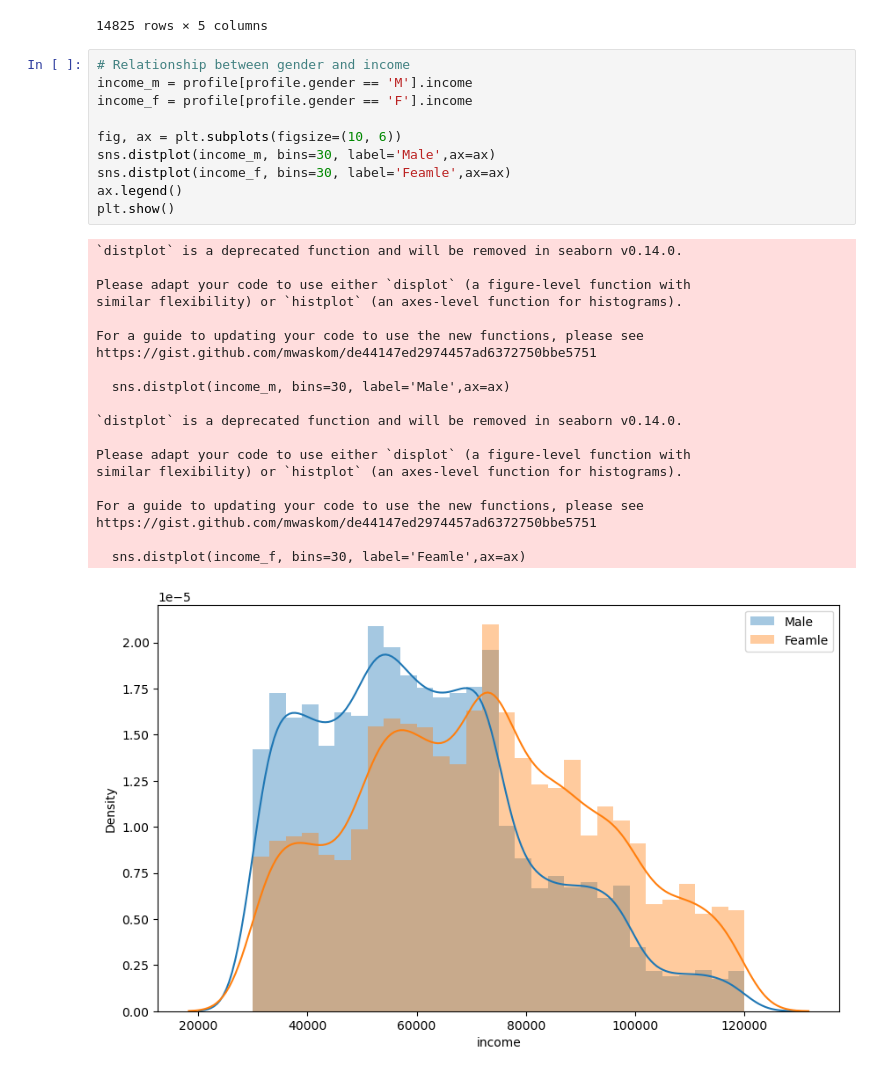
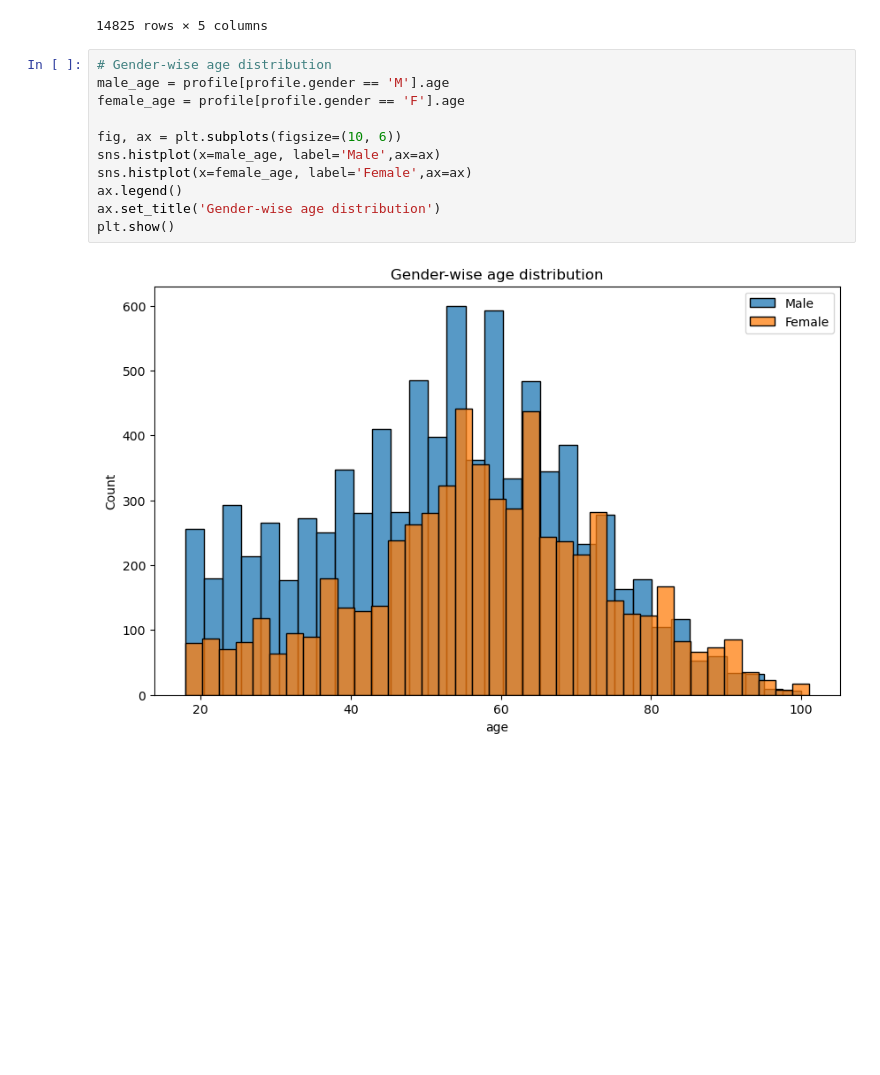
Before and after one commit to edidiongaligbe/Starbucks_Capstone_Project, a Jupyter notebook: Starbucks_Project.ipynb, the cells around one changed output. Drawn from its saved outputs; the diff is of its cells as text; blank space fills up the shorter version.

```diff
--- a/Starbucks_Project.ipynb
+++ b/Starbucks_Project.ipynb
@@ -224,33 +224,15 @@ profile
 | 16999 | F | 62 | e4052622e5ba45a8b96b59aba68cf068 | 20170722 | 82000.0 |
 14825 rows × 5 columns
 # %%
-# Relationship between gender and income
-income_m = profile[profile.gender == 'M'].income
-income_f = profile[profile.gender == 'F'].income
+# Gender-wise age distribution
+male_age = profile[profile.gender == 'M'].age
+female_age = profile[profile.gender == 'F'].age
 
 fig, ax = plt.subplots(figsize=(10, 6))
-sns.distplot(income_m, bins=30, label='Male',ax=ax)
-sns.distplot(income_f, bins=30, label='Feamle',ax=ax)
+sns.histplot(x=male_age, label='Male',ax=ax)
+sns.histplot(x=female_age, label='Female',ax=ax)
 ax.legend()
+ax.set_title('Gender-wise age distribution')
 plt.show()
 # %% [output]
-`distplot` is a deprecated function and will be removed in seaborn v0.14.0.
-
-Please adapt your code to use either `displot` (a figure-level function with
-similar flexibility) or `histplot` (an axes-level function for histograms).
-
-For a guide to updating your code to use the new functions, please see
-https://gist.github.com/mwaskom/de44147ed2974457ad6372750bbe5751
-
-  sns.distplot(income_m, bins=30, label='Male',ax=ax)
-
-`distplot` is a deprecated function and will be removed in seaborn v0.14.0.
-
-Please adapt your code to use either `displot` (a figure-level function with
-similar flexibility) or `histplot` (an axes-level function for histograms).
-
-For a guide to updating your code to use the new functions, please see
-https://gist.github.com/mwaskom/de44147ed2974457ad6372750bbe5751
-
-  sns.distplot(income_f, bins=30, label='Feamle',ax=ax)
-[figure, old version]
+[figure, new version]
```
Also changed, not shown: parts of 1 cell of this notebook.
